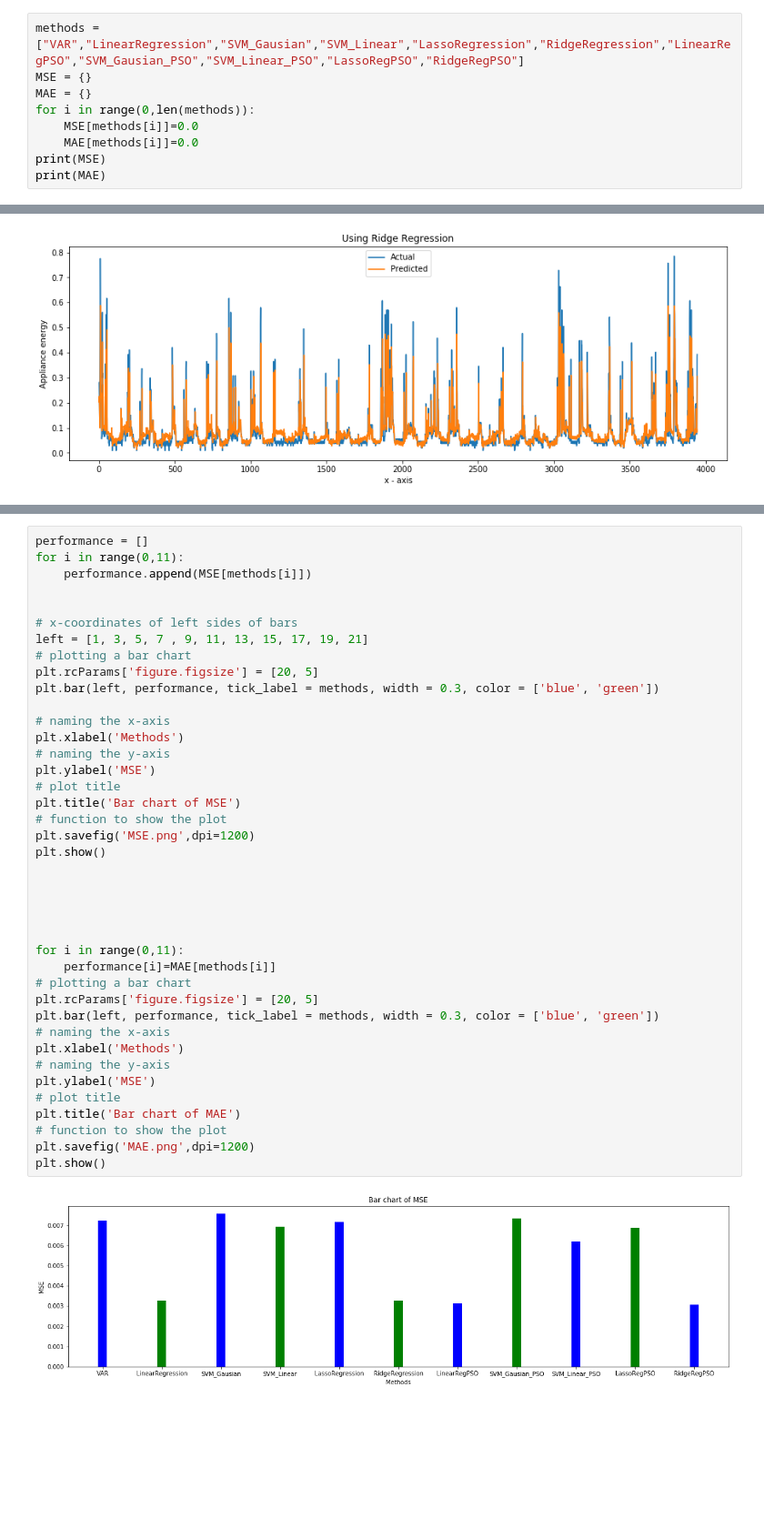
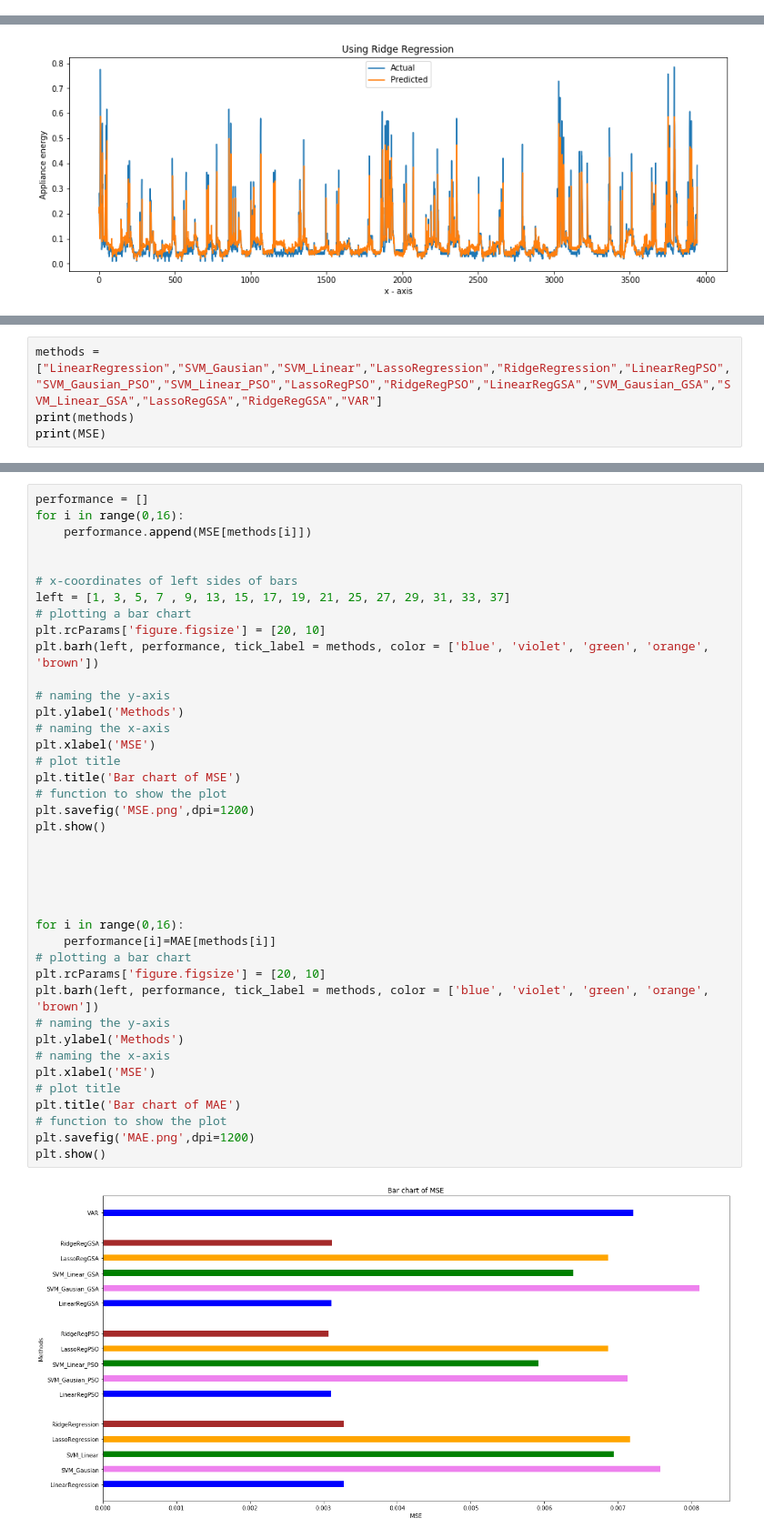
Before and after one commit to devbinu/Multivariate-Time-Series-Analysis, a Jupyter notebook: code/code.ipynb, the cells around one changed output, grey strips where cells are left out. Shown at 91% size. Drawn from its saved outputs; the diff is of its cells as text; blank space fills up the shorter version.

```diff
--- a/code/code.ipynb
+++ b/code/code.ipynb
@@ -453,12 +858,3 @@ def plot(y1,y2,title,file_name):
 
     plt.savefig(file_name,dpi=1200)
     plt.show()
-# %%
-methods = ["VAR","LinearRegression","SVM_Gausian","SVM_Linear","LassoRegression","RidgeRegression","LinearRegPSO","SVM_Gausian_PSO","SVM_Linear_PSO","LassoRegPSO","RidgeRegPSO"]
-MSE = {}
-MAE = {}
-for i in range(0,len(methods)):
-    MSE[methods[i]]=0.0
-    MAE[methods[i]]=0.0
-print(MSE)
-print(MAE)
@@ -735,0 +1282,4 @@ MAE for Ridge Regression with PSO method: 0.026766665
+# %%
+methods = ["LinearRegression","SVM_Gausian","SVM_Linear","LassoRegression","RidgeRegression","LinearRegPSO","SVM_Gausian_PSO","SVM_Linear_PSO","LassoRegPSO","RidgeRegPSO","LinearRegGSA","SVM_Gausian_GSA","SVM_Linear_GSA","LassoRegGSA","RidgeRegGSA","VAR"]
+print(methods)
+print(MSE)
@@ -741,43 +1292,43 @@ print(MAE)
 {'VAR': 0.0485715465229016, 'LinearRegression': 0.027351558, 'SVM_Gausian': 0.07872774685449496, 'SVM_Linear': 0.07382870633062541, 'LassoRegression': 0.049073108, 'RidgeRegression': 0.027116172, 'Lin ...
 # %%
 performance = []
-for i in range(0,11):
+for i in range(0,16):
     performance.append(MSE[methods[i]])
 
 
 # x-coordinates of left sides of bars
-left = [1, 3, 5, 7 , 9, 11, 13, 15, 17, 19, 21]
+left = [1, 3, 5, 7 , 9, 13, 15, 17, 19, 21, 25, 27, 29, 31, 33, 37]
 # plotting a bar chart
-plt.rcParams['figure.figsize'] = [20, 5]
-plt.bar(left, performance, tick_label = methods, width = 0.3, color = ['blue', 'green'])
+plt.rcParams['figure.figsize'] = [20, 10]
+plt.barh(left, performance, tick_label = methods, color = ['blue', 'violet', 'green', 'orange', 'brown'])
 
+# naming the y-axis
+plt.ylabel('Methods')
 # naming the x-axis
-plt.xlabel('Methods')
-# naming the y-axis
-plt.ylabel('MSE')
+plt.xlabel('MSE')
 # plot title
 plt.title('Bar chart of MSE')
 # function to show the plot
 plt.savefig('MSE.png',dpi=1200)
 plt.show()
 
 
 
 
 
-for i in range(0,11):
+for i in range(0,16):
     performance[i]=MAE[methods[i]]
 # plotting a bar chart
-plt.rcParams['figure.figsize'] = [20, 5]
-plt.bar(left, performance, tick_label = methods, width = 0.3, color = ['blue', 'green'])
+plt.rcParams['figure.figsize'] = [20, 10]
+plt.barh(left, performance, tick_label = methods, color = ['blue', 'violet', 'green', 'orange', 'brown'])
+# naming the y-axis
+plt.ylabel('Methods')
 # naming the x-axis
-plt.xlabel('Methods')
-# naming the y-axis
-plt.ylabel('MSE')
+plt.xlabel('MSE')
 # plot title
 plt.title('Bar chart of MAE')
 # function to show the plot
 plt.savefig('MAE.png',dpi=1200)
 plt.show()
 # %% [output]
-[figure, old version]
+[figure, new version]
```
Also changed, not shown: parts of 23 cells of this notebook.
